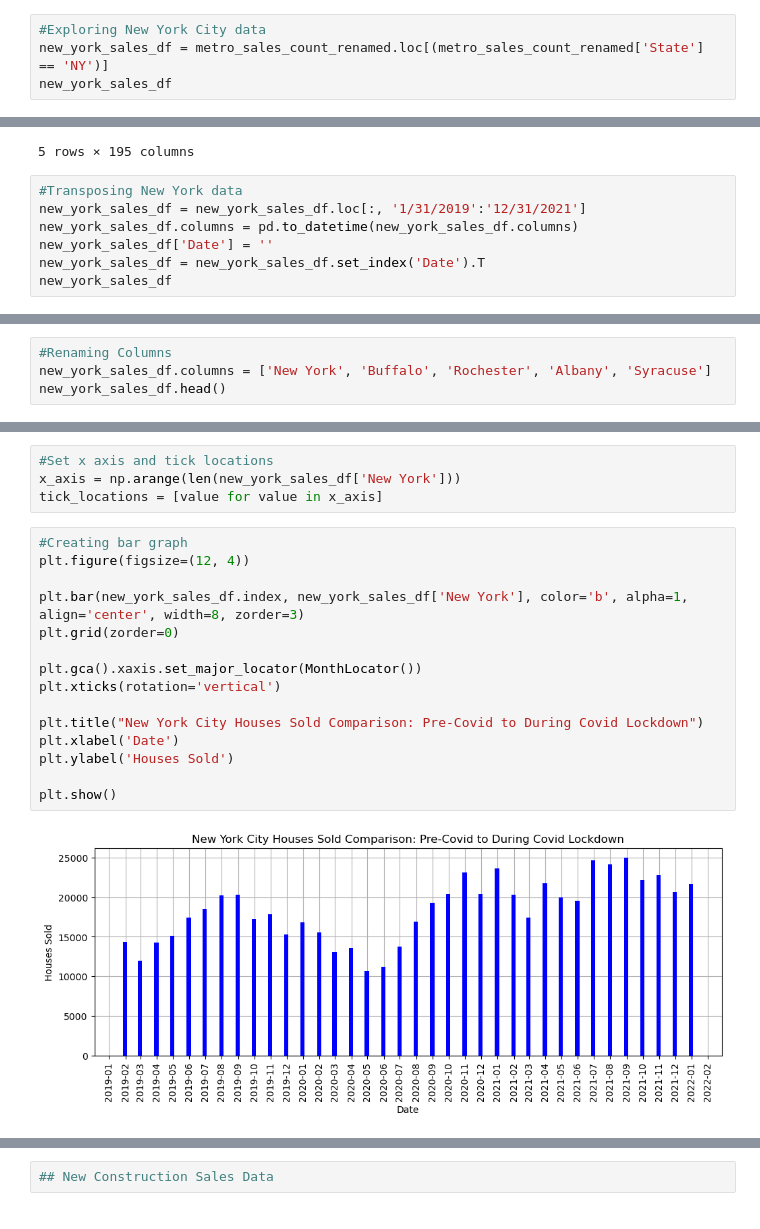
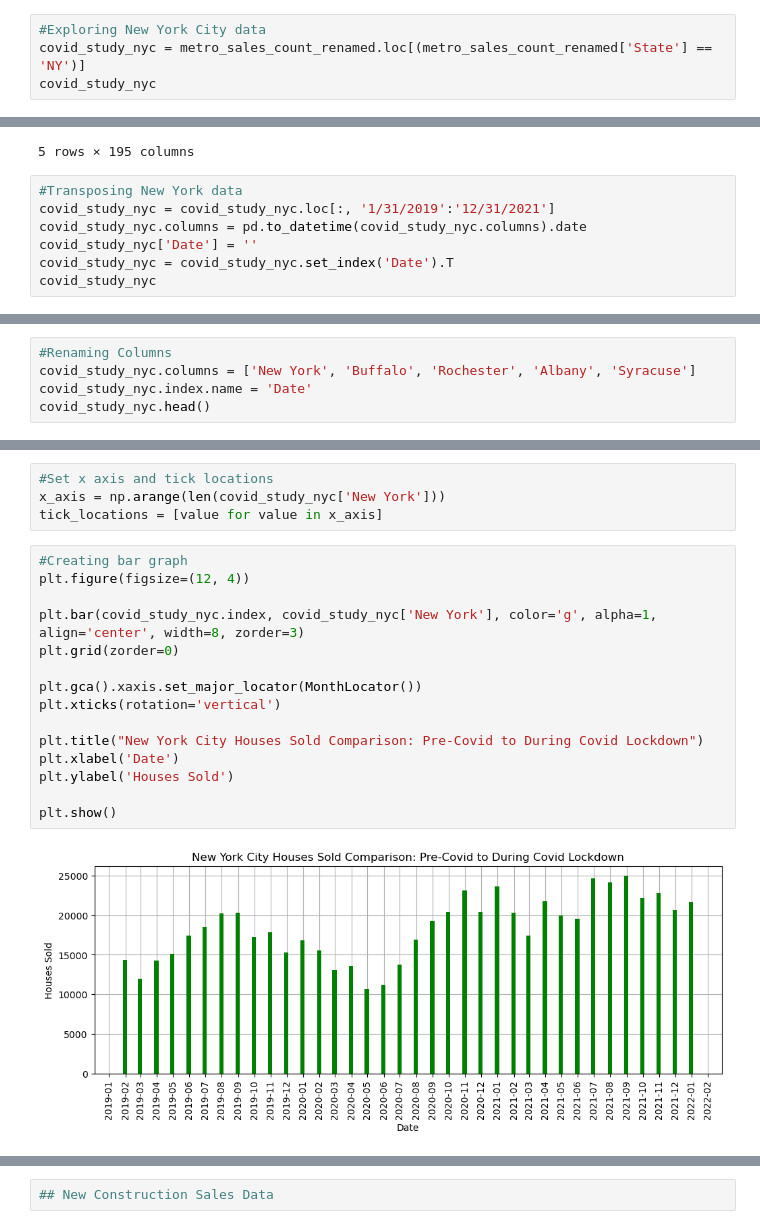
Before and after one commit to McKala1/Project-1, a Jupyter notebook: OSU_AI_Project_1.ipynb, the cells around one changed output, grey strips where cells are left out. Drawn from its saved outputs; the diff is of its cells as text.

```diff
--- a/OSU_AI_Project_1.ipynb
+++ b/OSU_AI_Project_1.ipynb
@@ -535,8 +537,8 @@ plt.show()
 [figure]
 # %%
 #Exploring New York City data
-new_york_sales_df = metro_sales_count_renamed.loc[(metro_sales_count_renamed['State'] == 'NY')]
-new_york_sales_df
+covid_study_nyc = metro_sales_count_renamed.loc[(metro_sales_count_renamed['State'] == 'NY')]
+covid_study_nyc
 # %% [output]
 |  | Region ID | Size Rank | Region Name | Region Type | State | 2/29/2008 | 3/31/2008 | 4/30/2008 | 5/31/2008 | ... |
 | 1 | 394913 | 1 | New York, NY | msa | NY | 8591 | 8967 | 9977 | 10232 | ... |
@@ -547,10 +549,10 @@ new_york_sales_df
 5 rows × 195 columns
 # %%
 #Transposing New York data
-new_york_sales_df = new_york_sales_df.loc[:, '1/31/2019':'12/31/2021']
-new_york_sales_df.columns = pd.to_datetime(new_york_sales_df.columns)
-new_york_sales_df['Date'] = ''
-new_york_sales_df = new_york_sales_df.set_index('Date').T
-new_york_sales_df
+covid_study_nyc = covid_study_nyc.loc[:, '1/31/2019':'12/31/2021']
+covid_study_nyc.columns = pd.to_datetime(covid_study_nyc.columns).date
+covid_study_nyc['Date'] = ''
+covid_study_nyc = covid_study_nyc.set_index('Date').T
+covid_study_nyc
 # %% [output]
 | Date |  |  |  |  |  |
@@ -573,6 +575,7 @@ new_york_sales_df
 # %%
 #Renaming Columns
-new_york_sales_df.columns = ['New York', 'Buffalo', 'Rochester', 'Albany', 'Syracuse']
-new_york_sales_df.head()
+covid_study_nyc.columns = ['New York', 'Buffalo', 'Rochester', 'Albany', 'Syracuse']
+covid_study_nyc.index.name = 'Date'
+covid_study_nyc.head()
 # %% [output]
 |  | New York | Buffalo | Rochester | Albany | Syracuse |
@@ -584,21 +588,21 @@ new_york_sales_df.head()
 # %%
 #Set x axis and tick locations
-x_axis = np.arange(len(new_york_sales_df['New York']))
+x_axis = np.arange(len(covid_study_nyc['New York']))
 tick_locations = [value for value in x_axis]
 # %%
 #Creating bar graph
 plt.figure(figsize=(12, 4))
 
-plt.bar(new_york_sales_df.index, new_york_sales_df['New York'], color='b', alpha=1, align='center', width=8, zorder=3)
+plt.bar(covid_study_nyc.index, covid_study_nyc['New York'], color='g', alpha=1, align='center', width=8, zorder=3)
 plt.grid(zorder=0)
 
 plt.gca().xaxis.set_major_locator(MonthLocator())
 plt.xticks(rotation='vertical')
 
 plt.title("New York City Houses Sold Comparison: Pre-Covid to During Covid Lockdown")
 plt.xlabel('Date')
 plt.ylabel('Houses Sold')
 
 plt.show()
 # %% [output]
-[figure, old version]
+[figure, new version]
```
Also changed, not shown: parts of 8 cells of this notebook.
